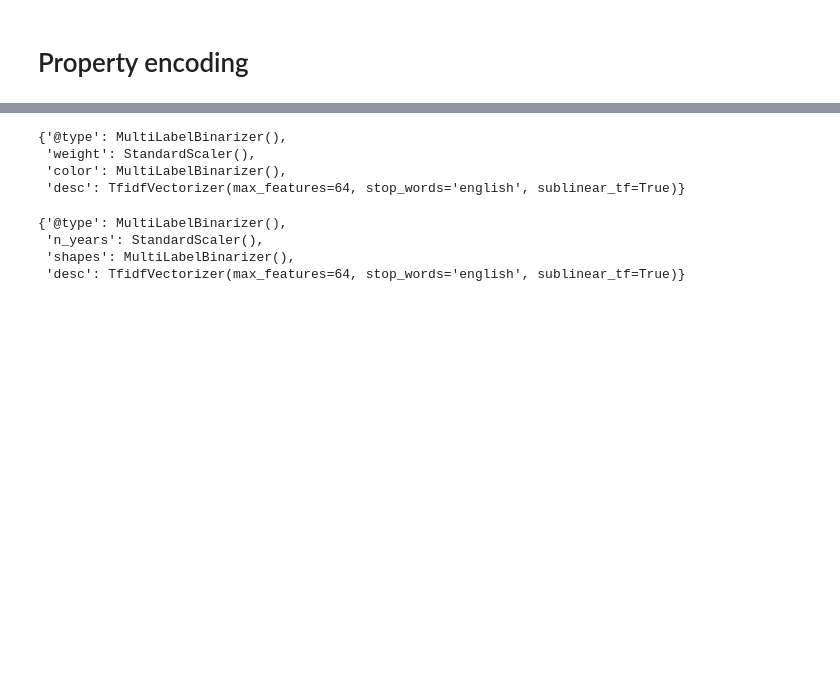
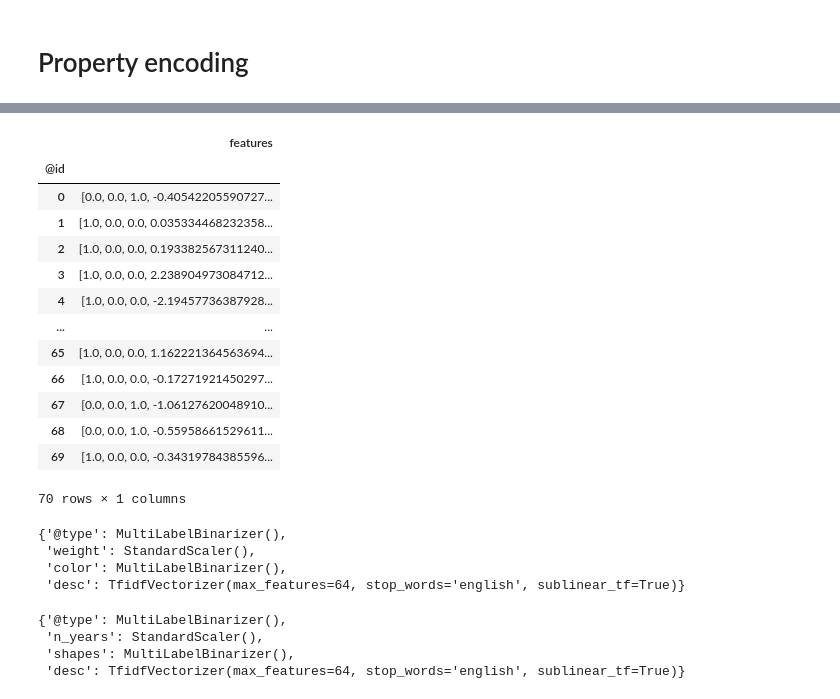
Before and after one commit to BlueBrain/BlueGraph, a Jupyter notebook: examples/PGFrames demo + sematic encoding.ipynb, the cells around one changed output, grey strips where cells are left out. Cells and saved outputs as stored; diff of their text form; code cells hidden in the pictures; blank space fills up the shorter version.

```diff
--- a/examples/PGFrames demo + sematic encoding.ipynb
+++ b/examples/PGFrames demo + sematic encoding.ipynb
@@ -240,5 +261,22 @@ graph_frame._edge_prop_types
 # %%
 transformed_frame = hom_encoder.fit_transform(graph_frame)
+# %%
+transformed_frame._nodes
+# %% [output]
+|  | features |
+| @id |  |
+| 0 | [0.0, 0.0, 1.0, -0.40542205590727... |
+| 1 | [1.0, 0.0, 0.0, 0.035334468232358... |
+| 2 | [1.0, 0.0, 0.0, 0.193382567311240... |
+| 3 | [1.0, 0.0, 0.0, 2.238904973084712... |
+| 4 | [1.0, 0.0, 0.0, -2.19457736387928... |
+| ... | ... |
+| 65 | [1.0, 0.0, 0.0, 1.162221364563694... |
+| 66 | [1.0, 0.0, 0.0, -0.17271921450297... |
+| 67 | [0.0, 0.0, 1.0, -1.06127620048910... |
+| 68 | [0.0, 0.0, 1.0, -0.55958661529611... |
+| 69 | [1.0, 0.0, 0.0, -0.34319784385596... |
+70 rows × 1 columns
 # %%
 hom_encoder._node_encoders
 # %% [output]
```
Also changed, not shown: parts of 12 cells of this notebook, 2 other files.
